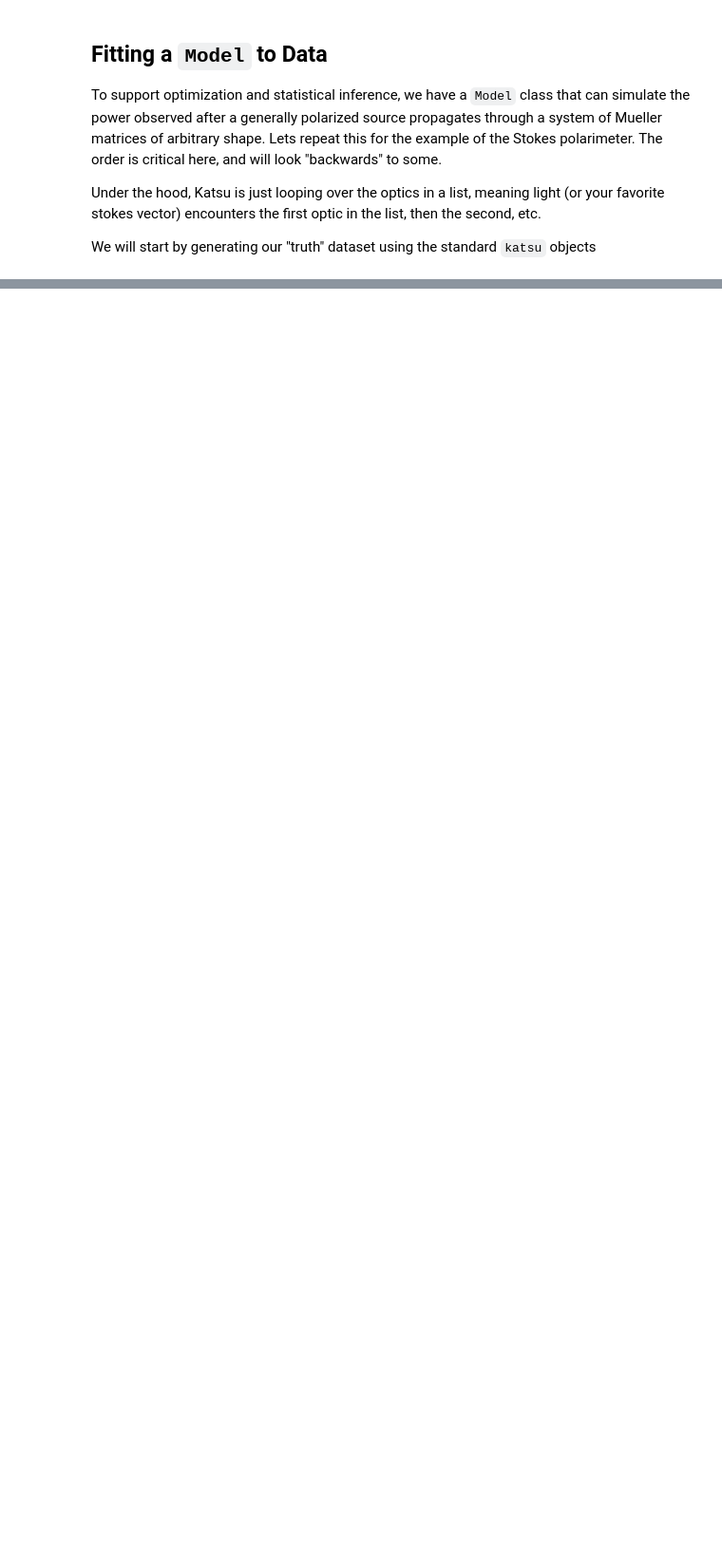
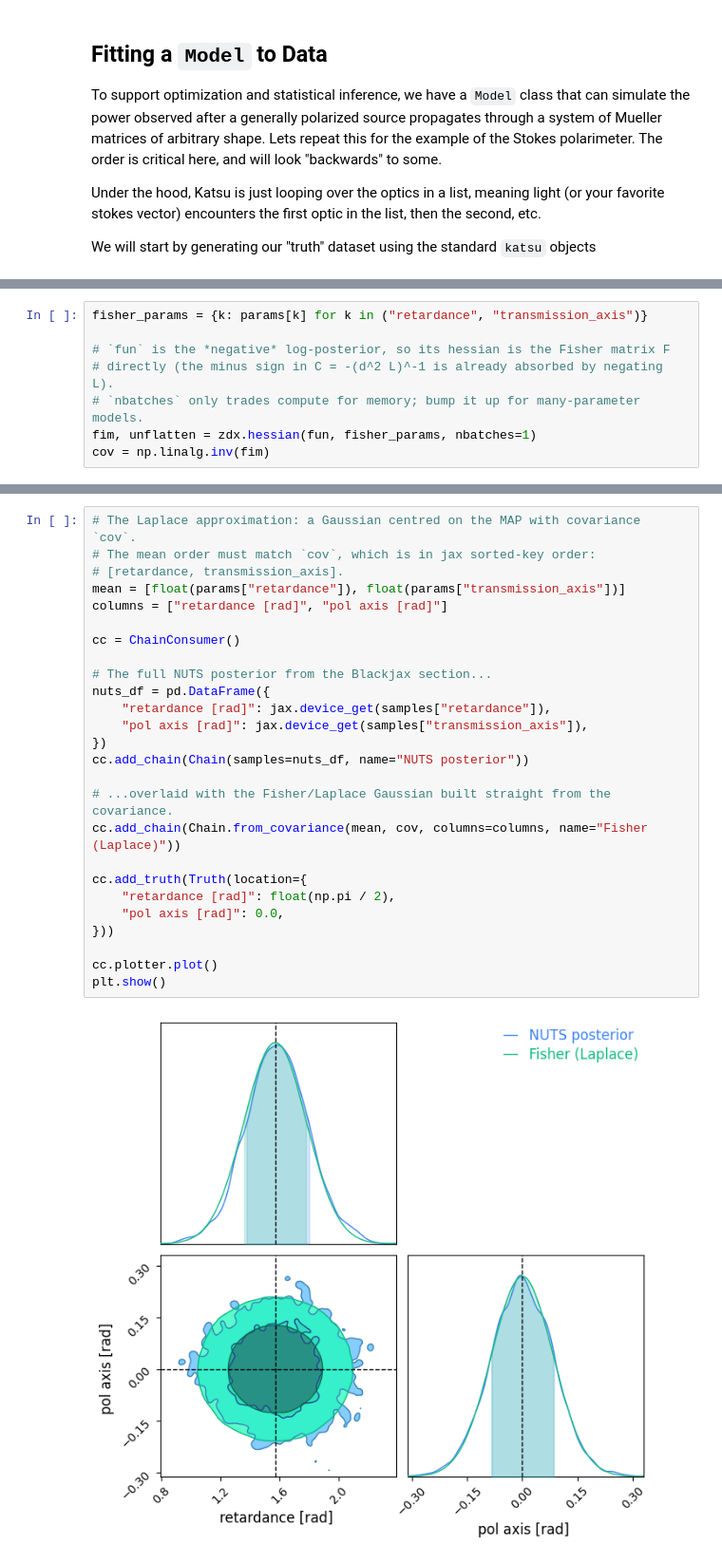
Before and after one commit to Jashcraf/katsu, a Jupyter notebook: docs/notebooks/tutorials/IntroToModels.ipynb, the cells around one changed output, grey strips where cells are left out. Shown at 95% size. Drawn from its saved outputs; the diff is of its cells as text; blank space fills up the shorter version.

```diff
--- a/docs/notebooks/tutorials/IntroToModels.ipynb
+++ b/docs/notebooks/tutorials/IntroToModels.ipynb
@@ -256,0 +427,8 @@ import blackjax
+# %%
+fisher_params = {k: params[k] for k in ("retardance", "transmission_axis")}
+
+# `fun` is the *negative* log-posterior, so its hessian is the Fisher matrix F
+# directly (the minus sign in C = -(d^2 L)^-1 is already absorbed by negating L).
+# `nbatches` only trades compute for memory; bump it up for many-parameter models.
+fim, unflatten = zdx.hessian(fun, fisher_params, nbatches=1)
+cov = np.linalg.inv(fim)
@@ -256,0 +437,28 @@ import blackjax
+# %%
+# The Laplace approximation: a Gaussian centred on the MAP with covariance `cov`.
+# The mean order must match `cov`, which is in jax sorted-key order:
+# [retardance, transmission_axis].
+mean = [float(params["retardance"]), float(params["transmission_axis"])]
+columns = ["retardance [rad]", "pol axis [rad]"]
+
+cc = ChainConsumer()
+
+# The full NUTS posterior from the Blackjax section...
+nuts_df = pd.DataFrame({
+    "retardance [rad]": jax.device_get(samples["retardance"]),
+    "pol axis [rad]": jax.device_get(samples["transmission_axis"]),
+})
+cc.add_chain(Chain(samples=nuts_df, name="NUTS posterior"))
+
+# ...overlaid with the Fisher/Laplace Gaussian built straight from the covariance.
+cc.add_chain(Chain.from_covariance(mean, cov, columns=columns, name="Fisher (Laplace)"))
+
+cc.add_truth(Truth(location={
+    "retardance [rad]": float(np.pi / 2),
+    "pol axis [rad]": 0.0,
+}))
+
+cc.plotter.plot()
+plt.show()
+# %% [output]
+[figure, added]
```
Also changed, not shown: parts of 30 cells of this notebook.
